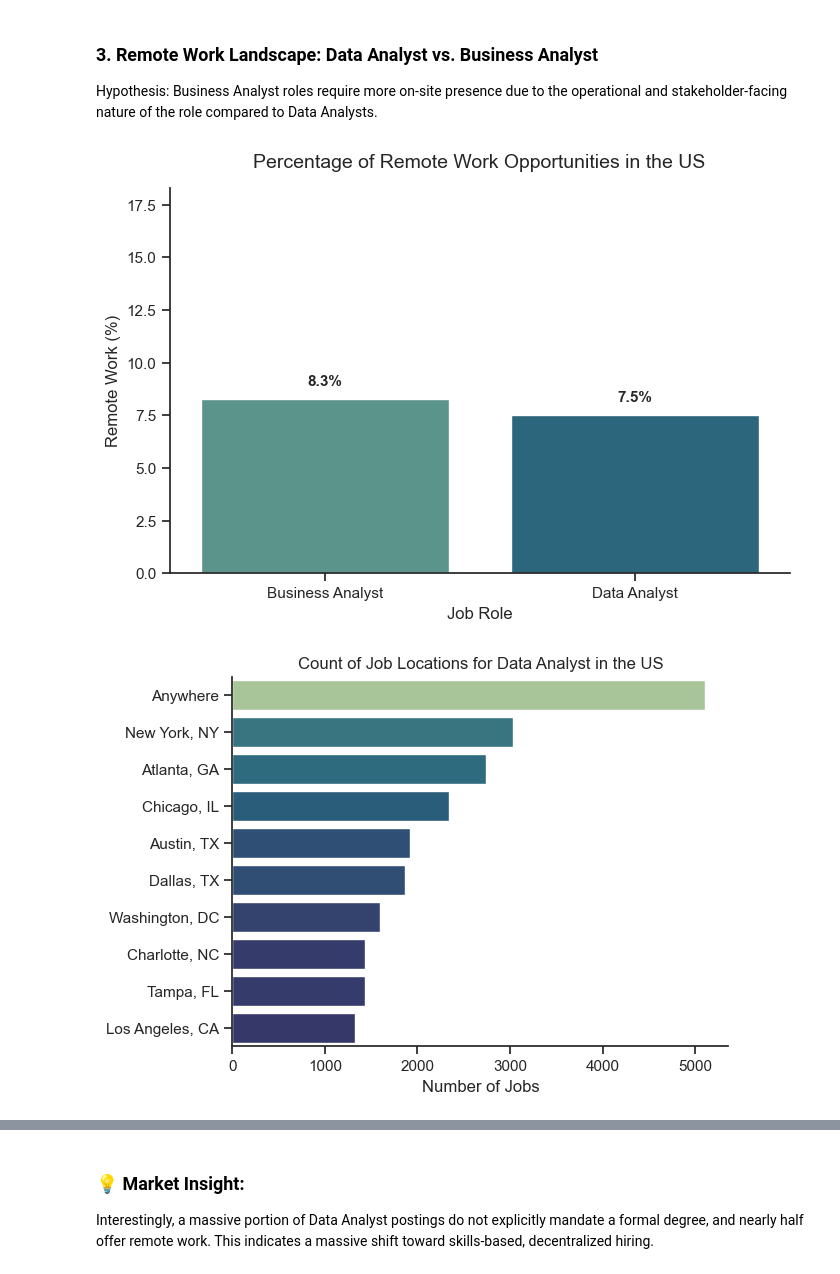
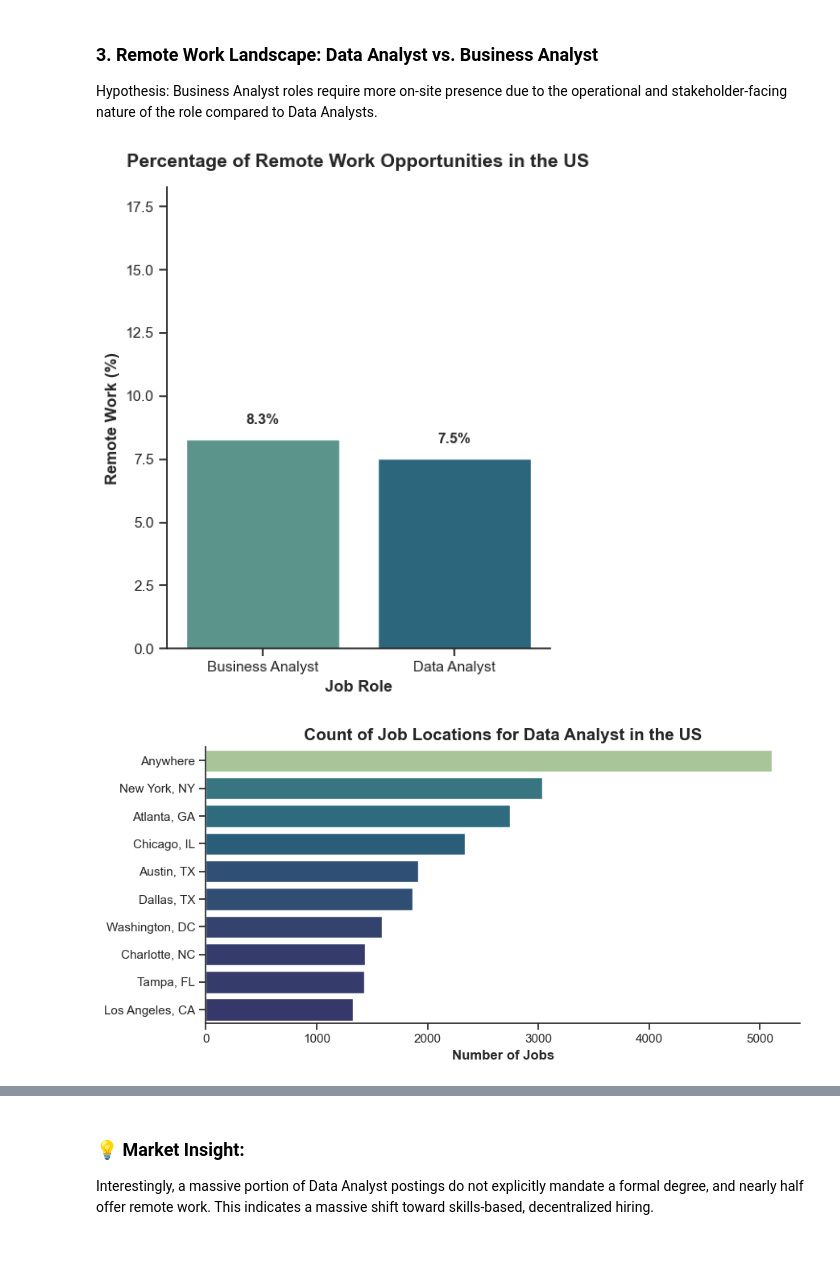
Before and after one commit to AnshulSilhare/us-data-jobs-analysis, a Jupyter notebook: notebooks/1_EDA_Intro.ipynb, the cells around one changed output, grey strips where cells are left out. Saved outputs shown, nothing was run; the diff lists cells and outputs as text; code cells hidden in the pictures.

```diff
--- a/notebooks/1_EDA_Intro.ipynb
+++ b/notebooks/1_EDA_Intro.ipynb
@@ -109,44 +117,50 @@ df_us_roles = df_US[df_US["job_title_short"].isin(roles_to_analyze)]
 remote_stats = (
     df_us_roles.groupby("job_title_short")["job_work_from_home"].mean().reset_index()
 )
 remote_stats["job_work_from_home"] = remote_stats["job_work_from_home"] * 100
 
-plt.figure(figsize=(8, 5))
+plt.figure(figsize=(5, 6))
 sns.barplot(
     data=remote_stats,
     x="job_title_short",
     y="job_work_from_home",
     hue="job_title_short",
     palette="crest",
     legend=False,
 )
 
 sns.despine()
-plt.title("Percentage of Remote Work Opportunities in the US", fontsize=14, pad=15)
-plt.xlabel("Job Role", fontsize=12)
-plt.ylabel("Remote Work (%)", fontsize=12)
+plt.title(
+    "Percentage of Remote Work Opportunities in the US",
+    fontsize=14,
+    pad=15,
+    weight="bold",
+)
+plt.xlabel("Job Role", fontsize=12, weight="bold")
+plt.ylabel("Remote Work (%)", fontsize=12, weight="bold")
 
 # Add percentage labels
 for index, value in enumerate(remote_stats["job_work_from_home"]):
     plt.text(
         index,
         value + 0.5,
         f"{value:.1f}%",
         ha="center",
         va="bottom",
         fontsize=11,
         fontweight="bold",
     )
 plt.ylim(0, max(remote_stats["job_work_from_home"]) + 10)
+plt.tight_layout()
 plt.show()
 # %% [output]
-[figure, old version]
+[figure, new version]
 # %%
 # Identify the top 10 most popular job locations for Data Analysts in the US
 # Using a horizontal bar chart which makes it easy to compare the volume of jobs in each area
 
 df_plot = df_DA_US["job_location"].value_counts().head(10).to_frame().reset_index()
-
+plt.figure(figsize=(9, 4.5))
 sns.set_theme(style="ticks")
 sns.barplot(
     data=df_plot,
@@ -158,12 +172,15 @@ sns.barplot(
 )
 sns.despine()
 
-plt.title("Count of Job Locations for Data Analyst in the US")
-plt.xlabel("Number of Jobs")
+plt.title(
+    "Count of Job Locations for Data Analyst in the US", weight="bold", fontsize=15
+)
+plt.xlabel("Number of Jobs", weight="bold", fontsize=12)
 plt.ylabel("")
+plt.tight_layout()
 plt.show()
 # %% [output]
-[figure, old version]
+[figure, new version]
 # %%
 # Create a dictionary to map our dataset columns to clean chart titles
 dict_column = {
```
Also changed, not shown: parts of 4 cells of this notebook, 3 other files.
